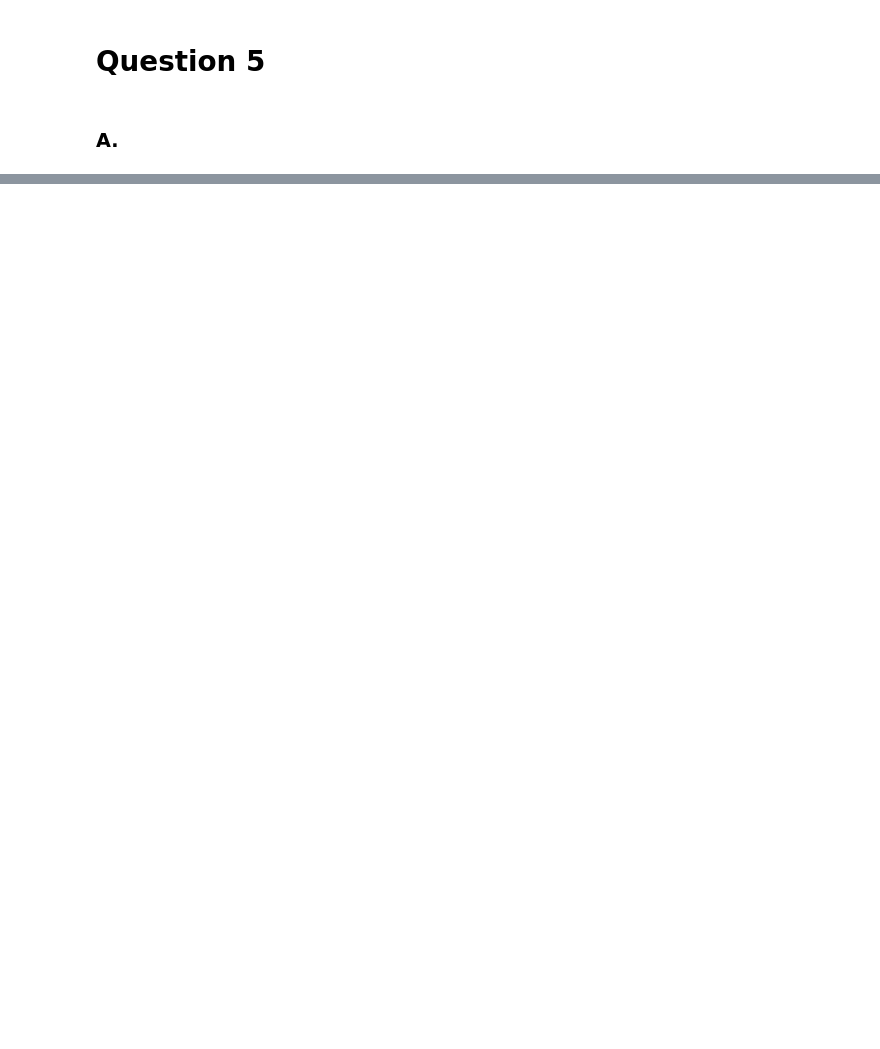
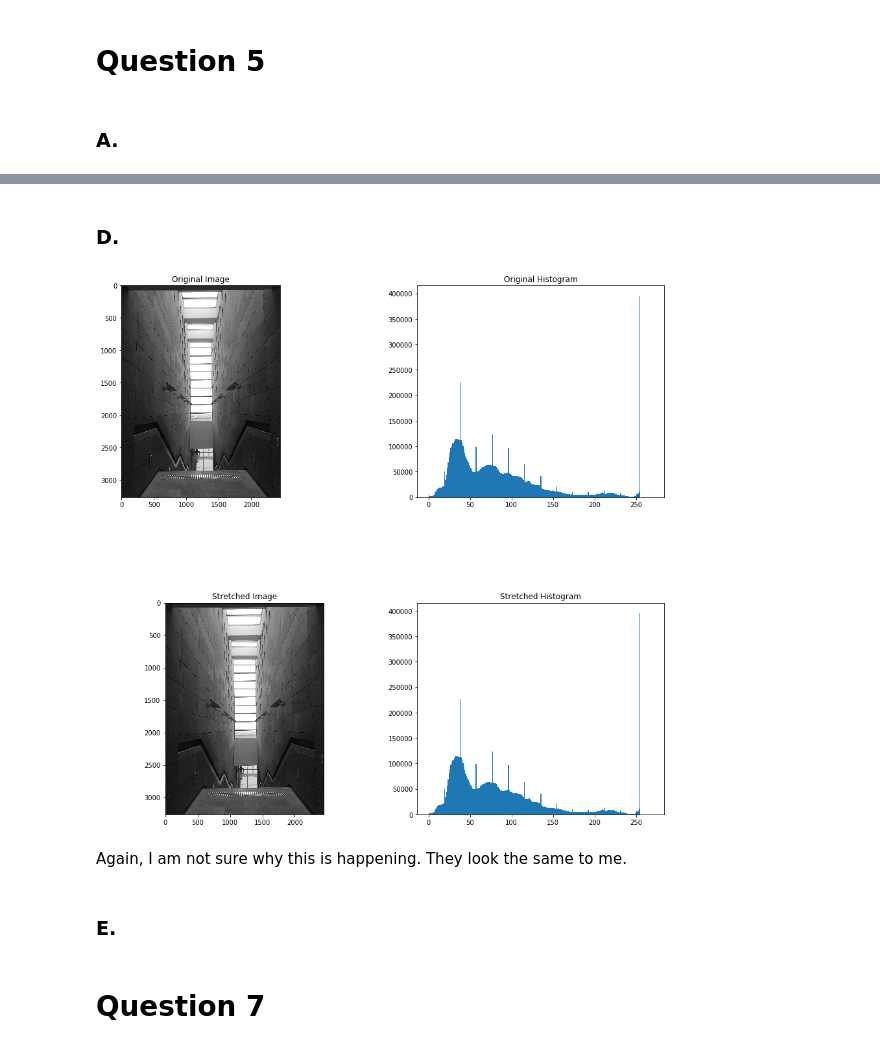
Before and after one commit to kahlinbaughman/483, a Jupyter notebook: Homework2/Homework2.ipynb, the cells around one changed output, grey strips where cells are left out. Saved outputs shown, nothing was run; the diff lists cells and outputs as text; code cells hidden in the pictures; blank space fills up the shorter version.

```diff
--- a/Homework2/Homework2.ipynb
+++ b/Homework2/Homework2.ipynb
@@ -63,0 +157,33 @@ plt.imshow(wall_gray, cmap="gray")
+# %% [markdown]
+### D.
+# %%
+wall_og = Image.open('wall_gray.jpg')
+wall_str = contrast_stretch(wall_og)
+
+#Flat versions for histogram
+
+wall_og_flat = np.asarray(wall_og).flatten()
+wall_str_flat = np.asarray(wall_str).flatten()
+
+fig_wall = plt.figure()
+fig_wall.subplots_adjust(hspace=.5)
+fig_wall.set_figheight(15)
+fig_wall.set_figwidth(15)
+sub_one_wall = fig_wall.add_subplot(231)
+sub_two_wall = fig_wall.add_subplot(222)
+sub_three_wall = fig_wall.add_subplot(223)
+sub_four_wall = fig_wall.add_subplot(224)
+sub_one_wall.title.set_text("Original Image")
+sub_two_wall.title.set_text("Original Histogram")
+sub_three_wall.title.set_text("Stretched Image")
+sub_four_wall.title.set_text("Stretched Histogram")
+sub_one_wall.imshow(wall_og, cmap="gray")
+var1, var2, var3 = sub_two_wall.hist(wall_og_flat, 256, [0,270])
+sub_three_wall.imshow(wall_str, cmap="gray")
+var1, var2, var3 = sub_four_wall.hist(wall_str_flat, 256, [0,270])
+# %% [output]
+[figure, added]
+# %% [markdown]
+Again, I am not sure why this is happening. They look the same to me.
+# %% [markdown]
+### E.
@@ -63,0 +192,2 @@ plt.imshow(wall_gray, cmap="gray")
+# %% [markdown]
+# Question 7
```
Also changed, not shown: parts of 17 cells of this notebook, 18 other files.
